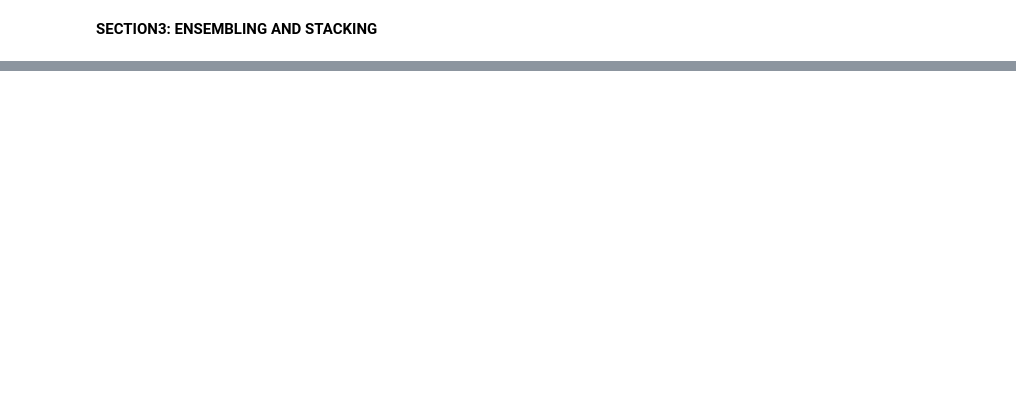
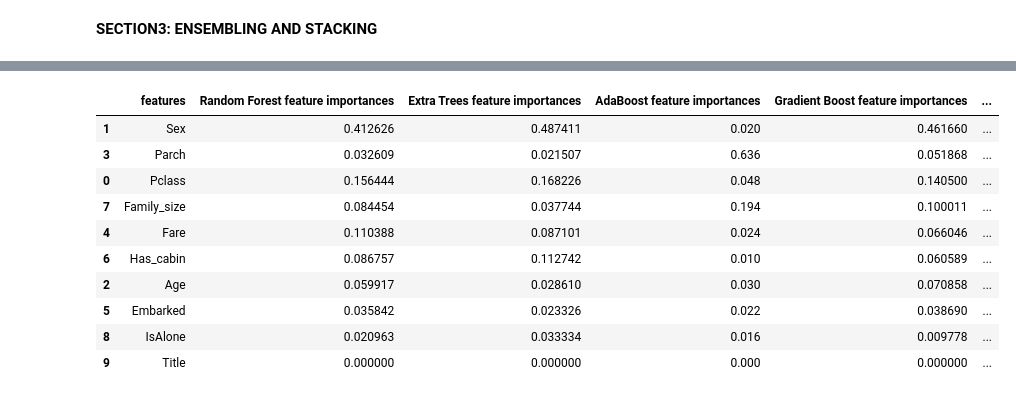
Before and after one commit to vivekshaoutlook/machine_learning, a Jupyter notebook: 06_Ensemble_and_Stacking_on_Titanic_dataset.ipynb, the cells around one changed output, grey strips where cells are left out. Saved outputs shown, nothing was run; the diff lists cells and outputs as text; code cells hidden in the pictures; blank space fills up the shorter version.

```diff
--- a/06_Ensemble_and_Stacking_on_Titanic_dataset.ipynb
+++ b/06_Ensemble_and_Stacking_on_Titanic_dataset.ipynb
@@ -324,0 +436,9 @@ numpy.ndarray
+# %%
+#let's create a DF using the feature importance for easily plotting using the plotly
+cols = train.columns.values
+feature_df = pd.DataFrame( {'features': cols,
+     'Random Forest feature importances': feature_importance[0][0],
+     'Extra Trees  feature importances': feature_importance[1][0],
+      'AdaBoost feature importances': feature_importance[2][0],
+    'Gradient Boost feature importances': feature_importance[3][0]
+    })
@@ -324,0 +500,16 @@ numpy.ndarray
+# %%
+# Create the new column containing the average feature importance
+feature_df['mean'] = feature_df.mean(axis= 1)
+feature_df.sort_values(by=["mean"],ascending=False)
+# %% [output]
+|  | features | Random Forest feature importances | Extra Trees feature importances | AdaBoost feature importances | Gradient Boost feature importances | ... |
+| 1 | Sex | 0.412626 | 0.487411 | 0.020 | 0.461660 | ... |
+| 3 | Parch | 0.032609 | 0.021507 | 0.636 | 0.051868 | ... |
+| 0 | Pclass | 0.156444 | 0.168226 | 0.048 | 0.140500 | ... |
+| 7 | Family_size | 0.084454 | 0.037744 | 0.194 | 0.100011 | ... |
+| 4 | Fare | 0.110388 | 0.087101 | 0.024 | 0.066046 | ... |
+| 6 | Has_cabin | 0.086757 | 0.112742 | 0.010 | 0.060589 | ... |
+| 2 | Age | 0.059917 | 0.028610 | 0.030 | 0.070858 | ... |
+| 5 | Embarked | 0.035842 | 0.023326 | 0.022 | 0.038690 | ... |
+| 8 | IsAlone | 0.020963 | 0.033334 | 0.016 | 0.009778 | ... |
+| 9 | Title | 0.000000 | 0.000000 | 0.000 | 0.000000 | ... |
```
Also changed, not shown: parts of 30 cells of this notebook.
